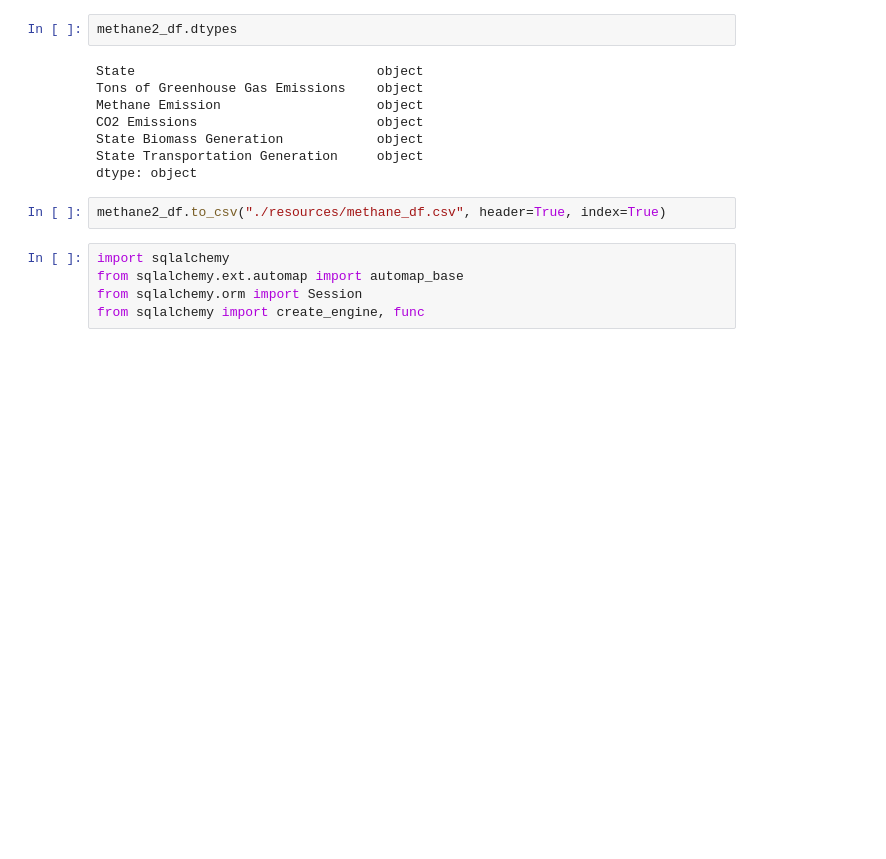
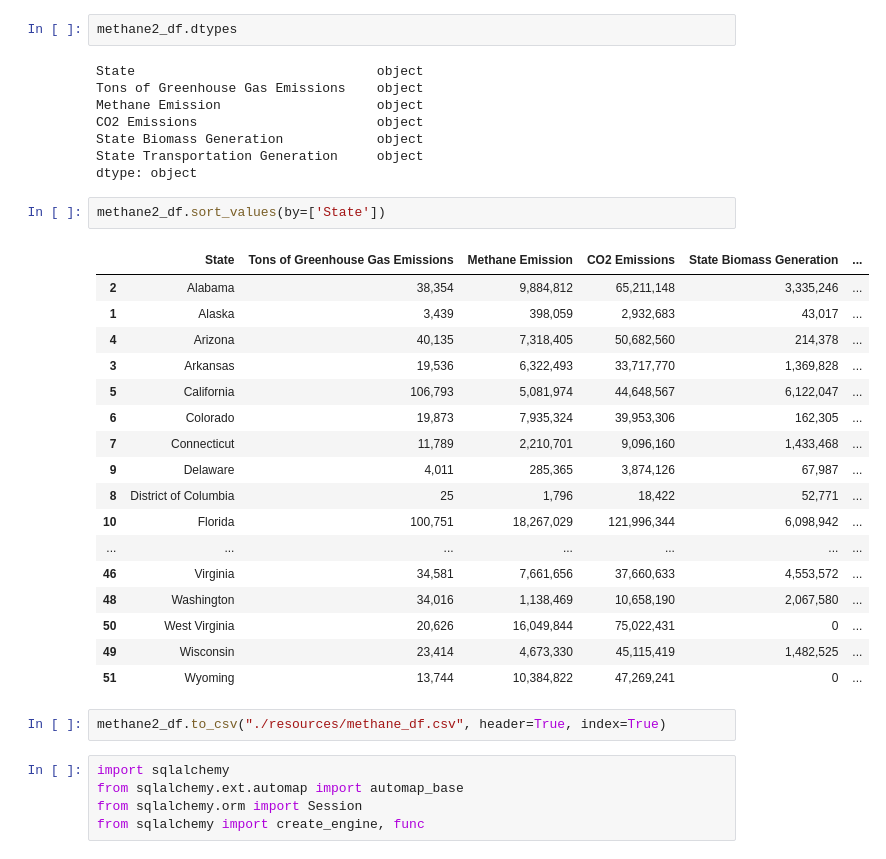
Before and after one commit to tmcbeth/Project-2, a Jupyter notebook: emission_conor.ipynb, the cells around one changed output. Drawn from its saved outputs; the diff is of its cells as text; blank space fills up the shorter version.

```diff
--- a/emission_conor.ipynb
+++ b/emission_conor.ipynb
@@ -67,6 +89,26 @@ CO2 Emissions                       object
 State Biomass Generation            object
 State Transportation Generation     object
 dtype: object
+# %%
+methane2_df.sort_values(by=['State'])
+# %% [output]
+|  | State | Tons of Greenhouse Gas Emissions | Methane Emission | CO2 Emissions | State Biomass Generation | ... |
+| 2 | Alabama | 38,354 | 9,884,812 | 65,211,148 | 3,335,246 | ... |
+| 1 | Alaska | 3,439 | 398,059 | 2,932,683 | 43,017 | ... |
+| 4 | Arizona | 40,135 | 7,318,405 | 50,682,560 | 214,378 | ... |
+| 3 | Arkansas | 19,536 | 6,322,493 | 33,717,770 | 1,369,828 | ... |
+| 5 | California | 106,793 | 5,081,974 | 44,648,567 | 6,122,047 | ... |
+| 6 | Colorado | 19,873 | 7,935,324 | 39,953,306 | 162,305 | ... |
+| 7 | Connecticut | 11,789 | 2,210,701 | 9,096,160 | 1,433,468 | ... |
+| 9 | Delaware | 4,011 | 285,365 | 3,874,126 | 67,987 | ... |
+| 8 | District of Columbia | 25 | 1,796 | 18,422 | 52,771 | ... |
+| 10 | Florida | 100,751 | 18,267,029 | 121,996,344 | 6,098,942 | ... |
+| ... | ... | ... | ... | ... | ... | ... |
+| 46 | Virginia | 34,581 | 7,661,656 | 37,660,633 | 4,553,572 | ... |
+| 48 | Washington | 34,016 | 1,138,469 | 10,658,190 | 2,067,580 | ... |
+| 50 | West Virginia | 20,626 | 16,049,844 | 75,022,431 | 0 | ... |
+| 49 | Wisconsin | 23,414 | 4,673,330 | 45,115,419 | 1,482,525 | ... |
+| 51 | Wyoming | 13,744 | 10,384,822 | 47,269,241 | 0 | ... |
 # %%
 methane2_df.to_csv("./resources/methane_df.csv", header=True, index=True)
 # %%
```
Also changed, not shown: parts of 2 cells of this notebook, 2 other files.
